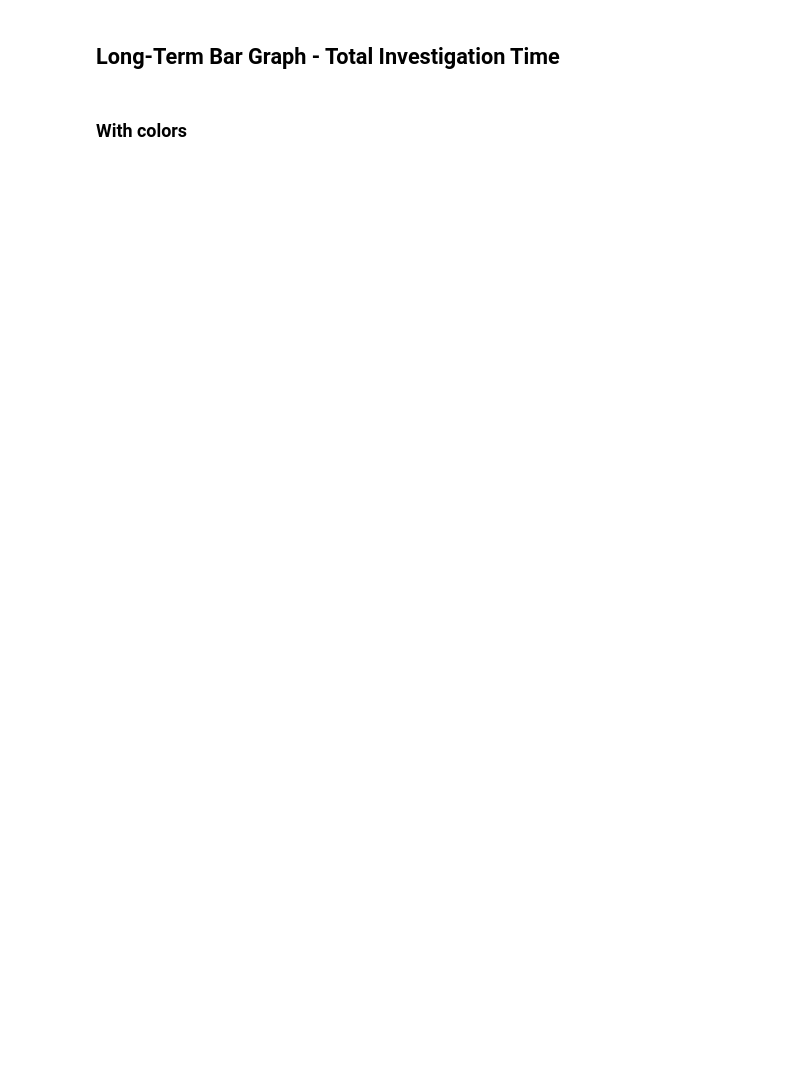
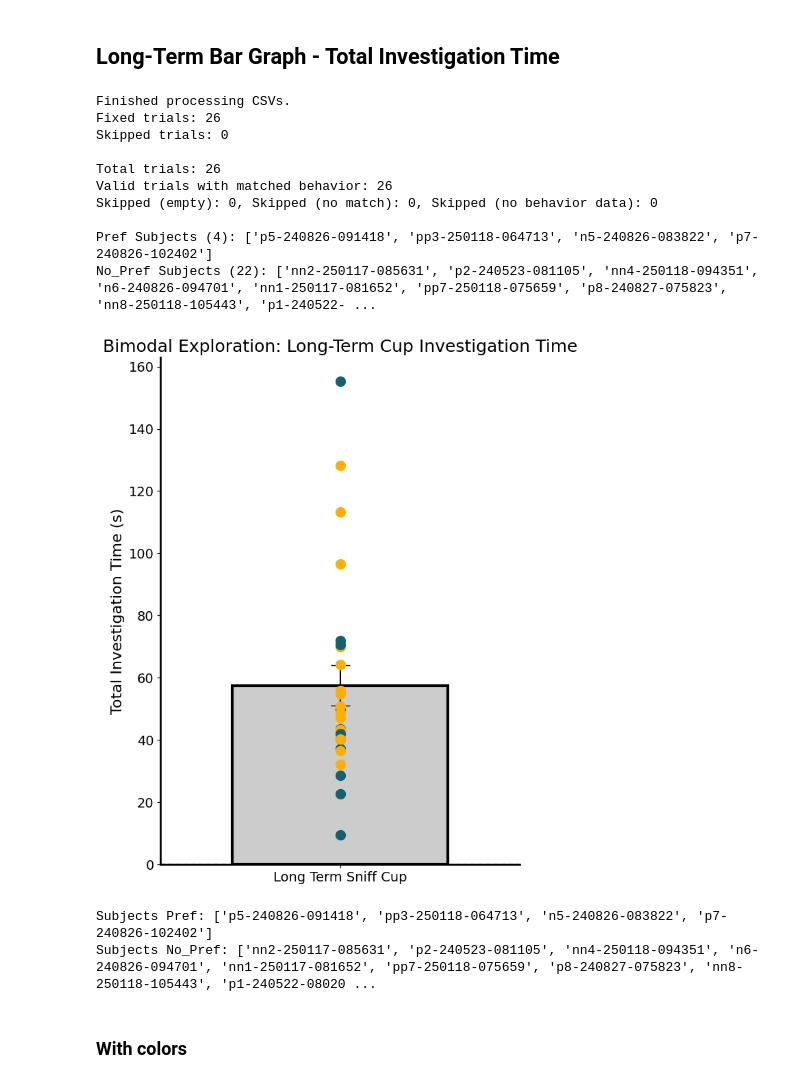
Before and after one commit to padillacoreanolab/Fiber_Photometry, a Jupyter notebook: Social_Pref/sp_analysis.ipynb, the cells around one changed output. Cells and saved outputs as stored; diff of their text form; code cells hidden in the pictures; blank space fills up the shorter version.

```diff
--- a/Social_Pref/sp_analysis.ipynb
+++ b/Social_Pref/sp_analysis.ipynb
@@ -18,8 +18,8 @@ from scipy.signal import butter, filtfilt
 from sklearn.linear_model import LinearRegression
 from sp_extension import *
 # %%
-experiment_path = r"/Users/naylajimenez/Downloads/papers/dopamine/cohort 1 + 2/all cohorts/C1_2_3_Social_Pref/all_no_core"
-csv_base_path = r"/Users/naylajimenez/Downloads/papers/dopamine/cohort 1 + 2/all cohorts/C1_2_3_Social_Pref/all_no_core_csvs"
+experiment_path = r"/Users/naylajimenez/Downloads/papers/dopamine/cohort-1-2/allcohorts/C1_2_3_Social_Pref/all"
+csv_base_path = r"/Users/naylajimenez/Downloads/papers/dopamine/cohort-1-2/allcohorts/C1_2_3_Social_Pref/all_csvs"
 brain_region = '#15616F'
 
 # NAc: #15616F
@@ -84,26 +84,40 @@ Processing behaviors for pp2-250117-113909...
 # %% [markdown]
 ## Long-Term Bar Graph - Total Investigation Time
 # %%
-cups = "/Users/naylajimenez/Downloads/papers/dopamine/cohort 1 + 2/all cohorts/Social_Pref_Cup_Assignments.csv"
+cups = "/Users/naylajimenez/Downloads/papers/dopamine/cohort-1-2/allcohorts/Cup_Assignments.csv"
 
 # Run this before plotting
 fix_behavior_data_for_experiment(experiment, csv_base_path)
 
 # Now all experiment.trials[...].behaviors are valid — plot will work!
 df_with_pref, pref_list, no_pref_list = plot_custom_sniff_cup_assignments(
     experiment=experiment,
     assignment_csv_path=cups,  # Replace with actual path
     bar_color='#cccccc',
     figsize=(6, 8),
     pad_inches=0.1,
     title="Bimodal Exploration: Long-Term Cup Investigation Time",
     save=False,
     save_name="LongTerm_BarGraph.png"
 )
 
 # View results
 print("Subjects Pref:", pref_list)
 print("Subjects No_Pref:", no_pref_list)
+# %% [output]
+Finished processing CSVs.
+Fixed trials: 26
+Skipped trials: 0
+
+Total trials: 26
+Valid trials with matched behavior: 26
+Skipped (empty): 0, Skipped (no match): 0, Skipped (no behavior data): 0
+
+Pref Subjects (4): ['p5-240826-091418', 'pp3-250118-064713', 'n5-240826-083822', 'p7-240826-102402']
+No_Pref Subjects (22): ['nn2-250117-085631', 'p2-240523-081105', 'nn4-250118-094351', 'n6-240826-094701', 'nn1-250117-081652', 'pp7-250118-075659', 'p8-240827-075823', 'nn8-250118-105443', 'p1-240522- ...
+[figure, added]
+Subjects Pref: ['p5-240826-091418', 'pp3-250118-064713', 'n5-240826-083822', 'p7-240826-102402']
+Subjects No_Pref: ['nn2-250117-085631', 'p2-240523-081105', 'nn4-250118-094351', 'n6-240826-094701', 'nn1-250117-081652', 'pp7-250118-075659', 'p8-240827-075823', 'nn8-250118-105443', 'p1-240522-08020 ...
 # %% [markdown]
 ### With colors
 # %%
```
Also changed, not shown: parts of 48 cells of this notebook, 44 other files.
